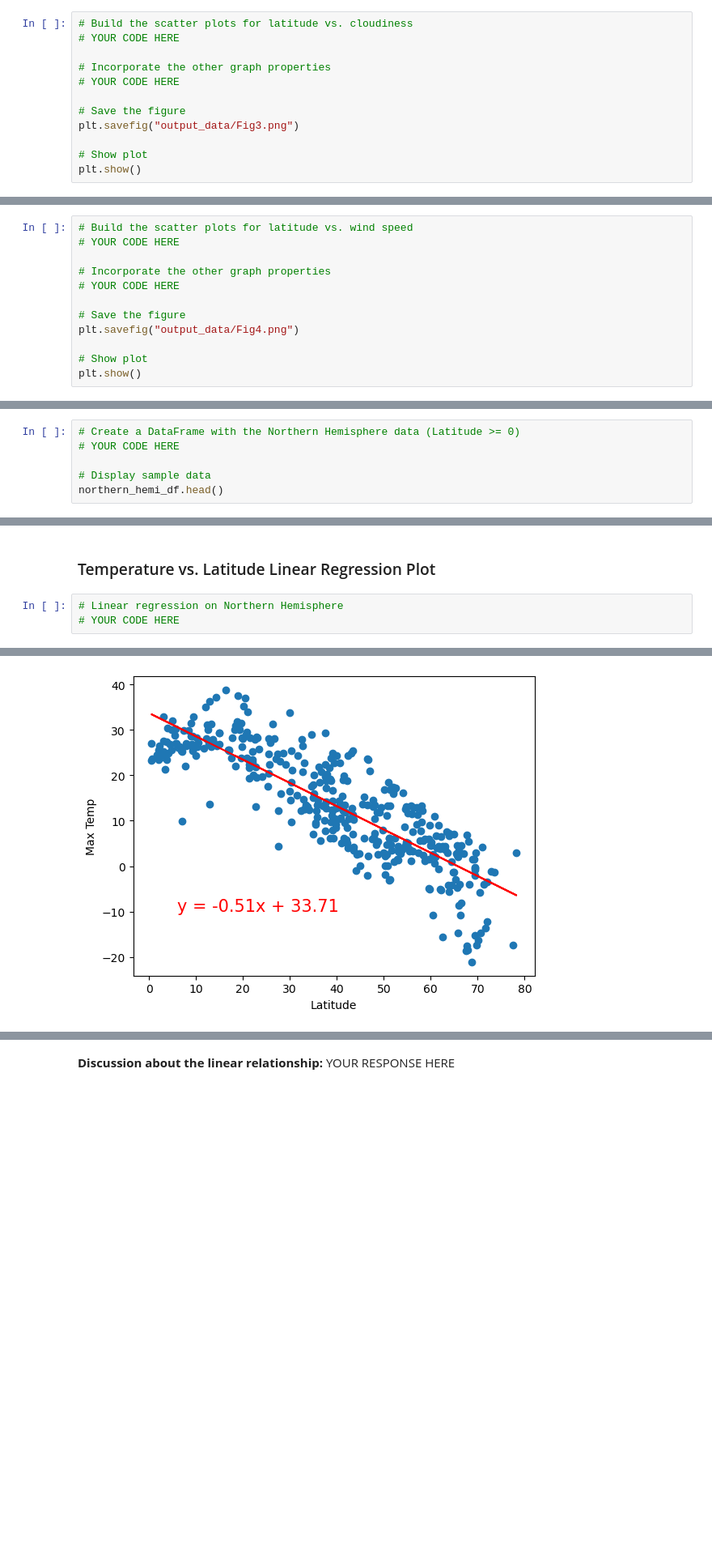
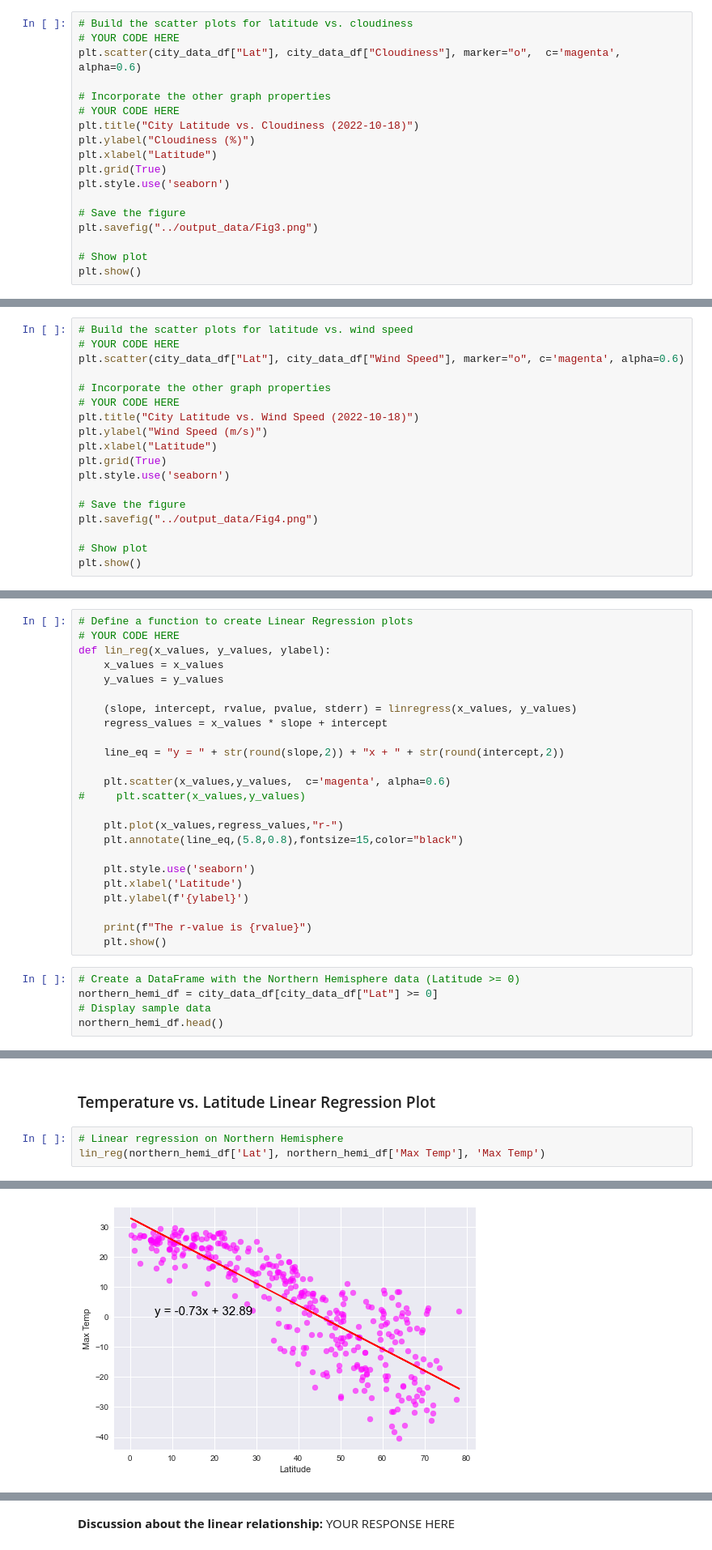
Before and after one commit to lilstanli/python-api-challenge, a Jupyter notebook: starter_code/WeatherPy.ipynb, the cells around one changed output, grey strips where cells are left out. Shown: that part at 81% size. Cells and saved outputs as stored; diff of their text form; blank space fills up the shorter version.

```diff
--- a/starter_code/WeatherPy.ipynb
+++ b/starter_code/WeatherPy.ipynb
@@ -222,12 +240,18 @@ plt.show()
 # %%
 # Build the scatter plots for latitude vs. cloudiness
 # YOUR CODE HERE
+plt.scatter(city_data_df["Lat"], city_data_df["Cloudiness"], marker="o",  c='magenta', alpha=0.6)
 
 # Incorporate the other graph properties
 # YOUR CODE HERE
+plt.title("City Latitude vs. Cloudiness (2022-10-18)")
+plt.ylabel("Cloudiness (%)")
+plt.xlabel("Latitude")
+plt.grid(True)
+plt.style.use('seaborn')
 
 # Save the figure
-plt.savefig("output_data/Fig3.png")
+plt.savefig("../output_data/Fig3.png")
 
 # Show plot
 plt.show()
@@ -238,12 +262,18 @@ plt.show()
 # %%
 # Build the scatter plots for latitude vs. wind speed
 # YOUR CODE HERE
+plt.scatter(city_data_df["Lat"], city_data_df["Wind Speed"], marker="o", c='magenta', alpha=0.6)
 
 # Incorporate the other graph properties
 # YOUR CODE HERE
+plt.title("City Latitude vs. Wind Speed (2022-10-18)")
+plt.ylabel("Wind Speed (m/s)")
+plt.xlabel("Latitude")
+plt.grid(True)
+plt.style.use('seaborn')
 
 # Save the figure
-plt.savefig("output_data/Fig4.png")
+plt.savefig("../output_data/Fig4.png")
 
 # Show plot
 plt.show()
@@ -259,7 +286,30 @@ plt.show()
+# %%
+# Define a function to create Linear Regression plots
+# YOUR CODE HERE
+def lin_reg(x_values, y_values, ylabel):
+    x_values = x_values
+    y_values = y_values
+
+    (slope, intercept, rvalue, pvalue, stderr) = linregress(x_values, y_values)
+    regress_values = x_values * slope + intercept
+
+    line_eq = "y = " + str(round(slope,2)) + "x + " + str(round(intercept,2))
+
+    plt.scatter(x_values,y_values,  c='magenta', alpha=0.6)
+#     plt.scatter(x_values,y_values)
+
+    plt.plot(x_values,regress_values,"r-")
+    plt.annotate(line_eq,(5.8,0.8),fontsize=15,color="black")
+
+    plt.style.use('seaborn')
+    plt.xlabel('Latitude')
+    plt.ylabel(f'{ylabel}')
+
+    print(f"The r-value is {rvalue}")
+    plt.show()
 # %%
 # Create a DataFrame with the Northern Hemisphere data (Latitude >= 0)
-# YOUR CODE HERE
-
+northern_hemi_df = city_data_df[city_data_df["Lat"] >= 0]
 # Display sample data
 northern_hemi_df.head()
 # %% [output]
@@ -288,5 +337,5 @@ southern_hemi_df.head()
 ###  Temperature vs. Latitude Linear Regression Plot
 # %%
 # Linear regression on Northern Hemisphere
-# YOUR CODE HERE
+lin_reg(northern_hemi_df['Lat'], northern_hemi_df['Max Temp'], 'Max Temp')
 # %% [output]
@@ -294 +343 @@ The r-value is: 0.7161472181434118
-[figure, old version]
+[figure, new version]
```
Also changed, not shown: parts of 29 cells of this notebook, 10 other files.
